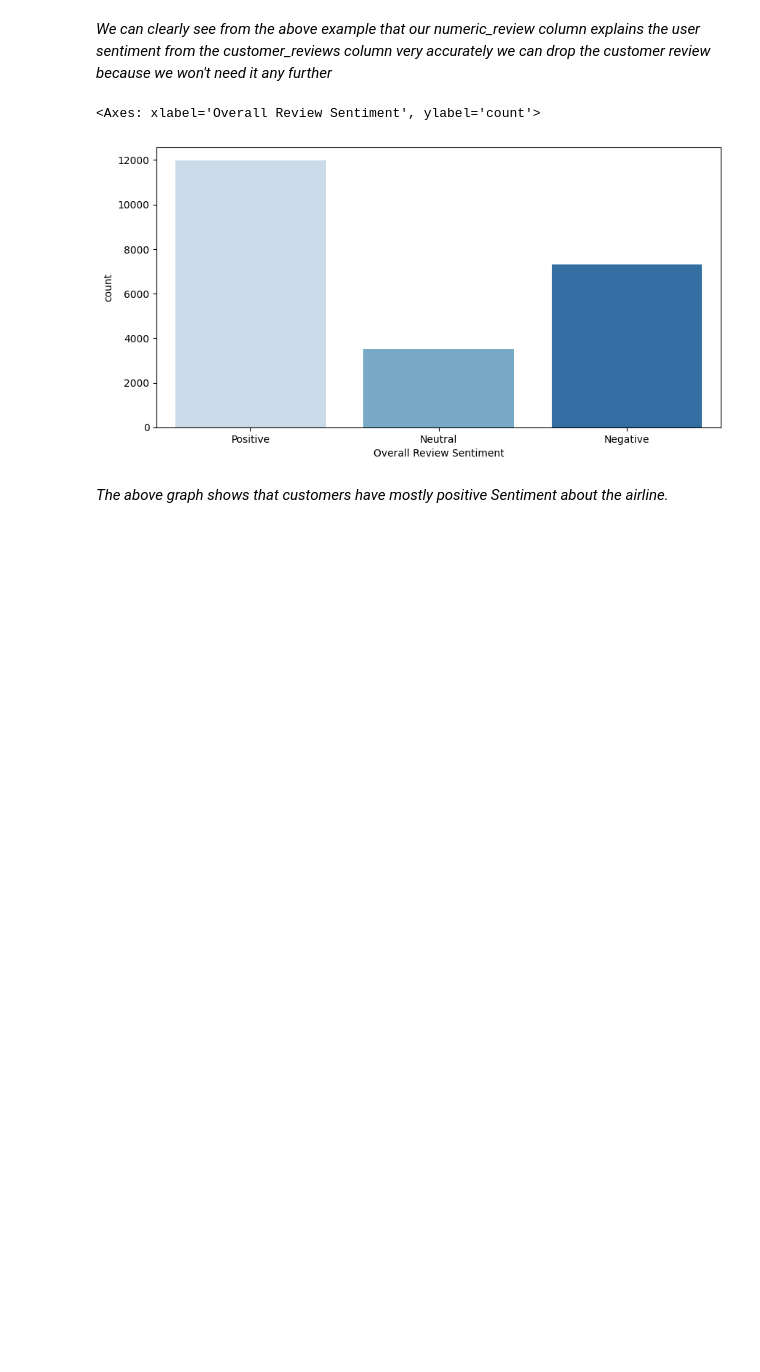
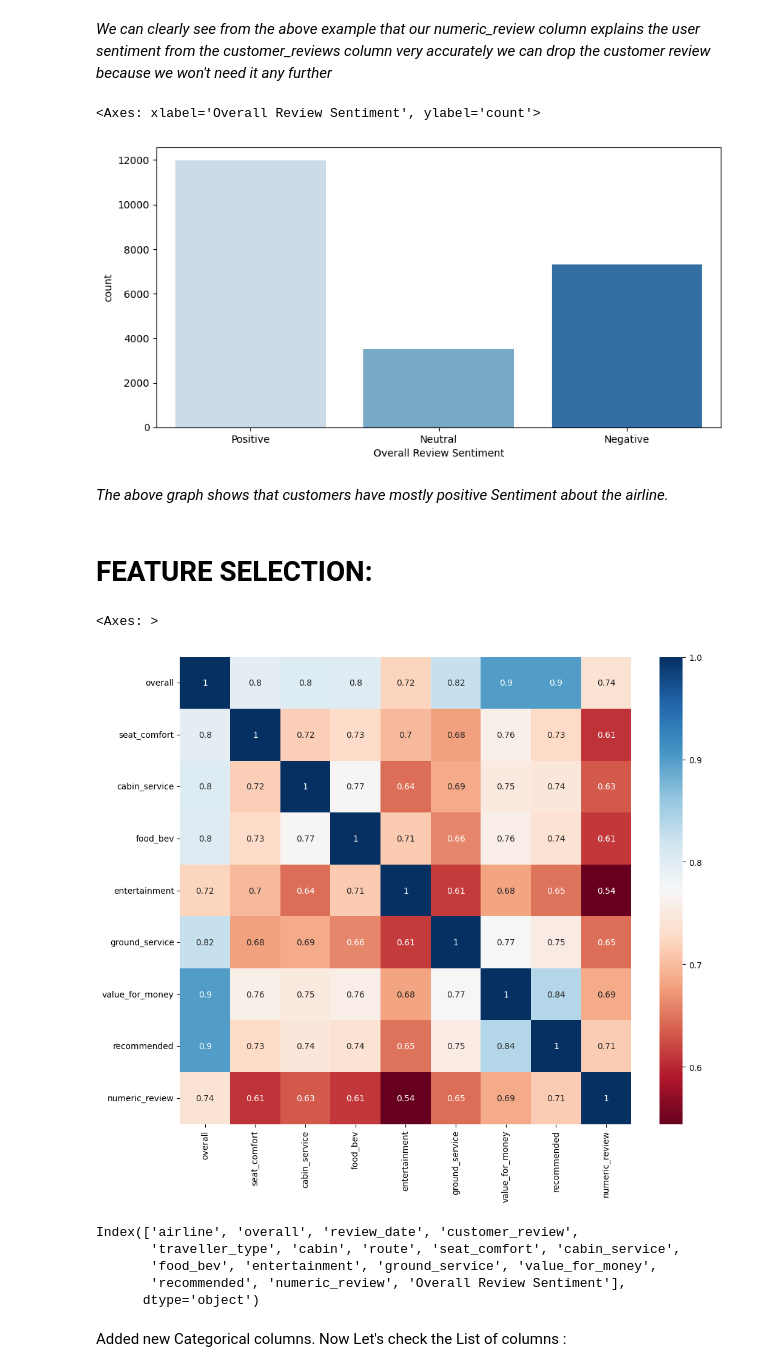
Before and after one commit to VHP2305/Classification-Capstone, a Jupyter notebook: Airline_Passenger_referral_prediction.ipynb, the cells around one changed output. Cells and saved outputs as stored; diff of their text form; code cells hidden in the pictures; blank space fills up the shorter version.

Commit message:
Feature Selection

```diff
--- a/Airline_Passenger_referral_prediction.ipynb
+++ b/Airline_Passenger_referral_prediction.ipynb
@@ -712,3 +712,20 @@ sns.countplot(x = 'Overall Review Sentiment', data = airline_df, palette="Blues"
 [figure]
 # %% [markdown]
 *The above graph shows that customers have mostly positive Sentiment about the airline.*
+# %% [markdown]
+# **FEATURE SELECTION:**
+# %%
+#Heatmap with correlation details
+plt.figure(figsize=(12,10))
+sns.heatmap(airline_df.corr(), annot=True, cmap='RdBu')
+# %% [output]
+<Axes: >
+[figure, added]
+# %%
+airline_df.columns
+# %% [output]
+Index(['airline', 'overall', 'review_date', 'customer_review',
+       'traveller_type', 'cabin', 'route', 'seat_comfort', 'cabin_service',
+       'food_bev', 'entertainment', 'ground_service', 'value_for_money',
+       'recommended', 'numeric_review', 'Overall Review Sentiment'],
+      dtype='object')
@@ -714,0 +740,2 @@ sns.countplot(x = 'Overall Review Sentiment', data = airline_df, palette="Blues"
+# %% [markdown]
+Added new Categorical columns. Now Let's check the List of columns :
```
Also changed, not shown: parts of 3 cells of this notebook.
